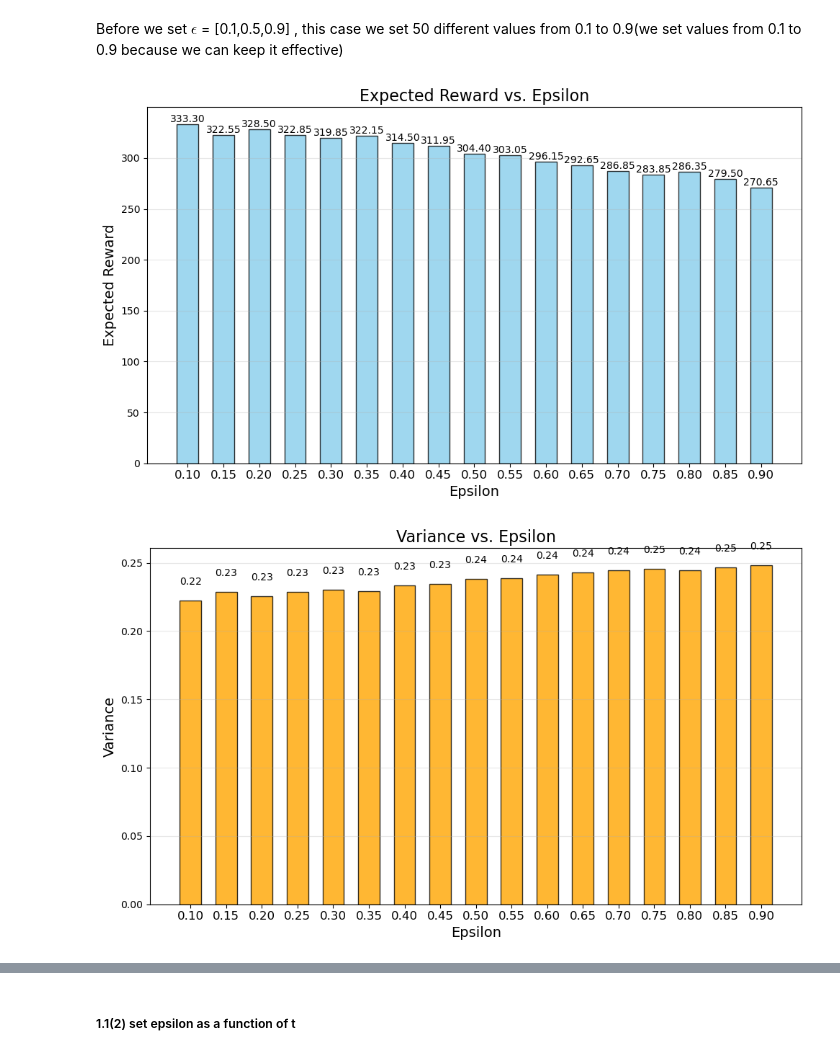
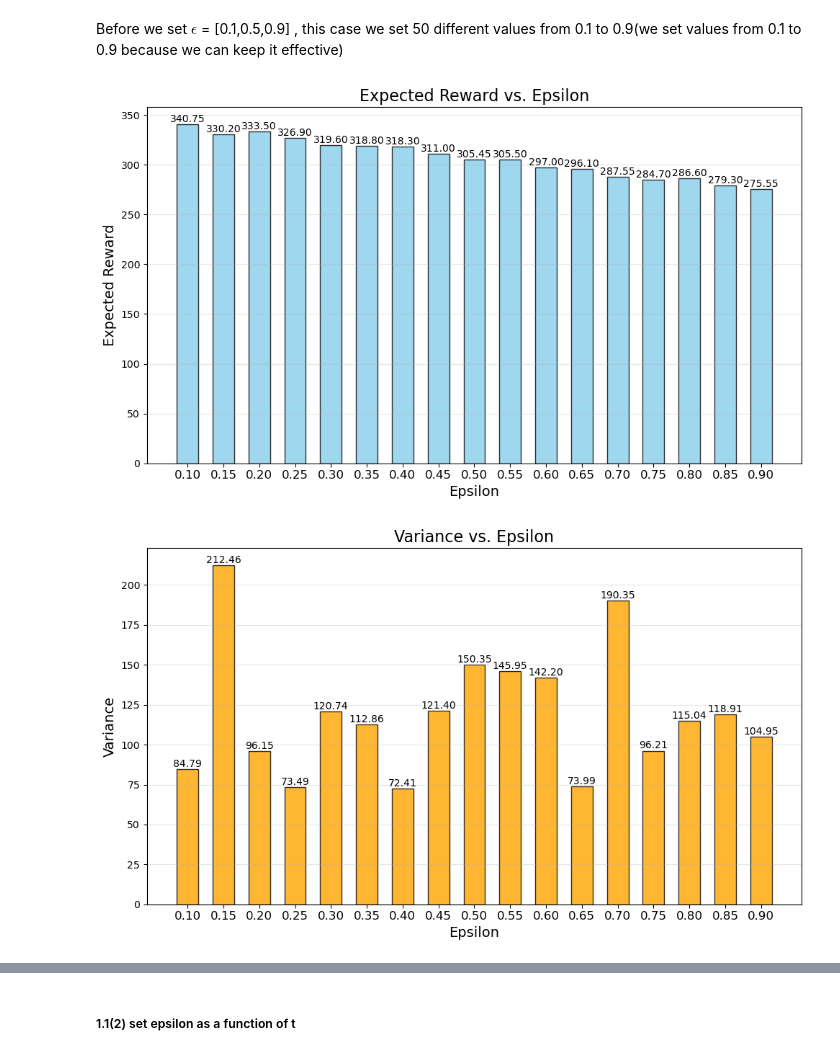
Before and after one commit to XiongWenye/Bandit-Learning, a Jupyter notebook: Part_I_Classical_Bandit_Algorithms/Classical_Bandit_Algorithms.ipynb, the cells around one changed output, grey strips where cells are left out. Saved outputs shown, nothing was run; the diff lists cells and outputs as text; code cells hidden in the pictures.

```diff
--- a/Part_I_Classical_Bandit_Algorithms/Classical_Bandit_Algorithms.ipynb
+++ b/Part_I_Classical_Bandit_Algorithms/Classical_Bandit_Algorithms.ipynb
@@ -156,8 +156,8 @@ Each experiment lasts for N = 5000 time slots, and we run each experiment 200 tr
 import numpy as np
 import matplotlib.pyplot as plt
 
-N = 5000  # 每个实验的步数
-num_trials = 200  # 实验次数
+N = 500  # 每个实验的步数
+num_trials = 20  # 实验次数
 experiments = {
     'epsilon_greedy': [0.1, 0.5, 0.9],
     'ucb': [1, 5, 10],
@@ -466,10 +466,11 @@ epsilon_rewards = {epsilon: [] for epsilon in epsilons}  # 用于记录每个eps
 # 进行实验
 for epsilon in epsilons:
     cumulative_rewards = 0
-    rewards = []  # 用来存储每个epsilon下的所有奖励数据
+    trial_rewards_list = []
 
     for _ in range(num_trials):
         bandit = EpsilonGreedy(epsilon=epsilon)
+        rewards = []
         for t in range(N):
             arm = bandit.select_arm()
             reward = bandit.pull(arm)
@@ -477,9 +478,11 @@ for epsilon in epsilons:
             cumulative_rewards += reward
             rewards.append(reward)  # 存储每次的奖励
 
+        trial_rewards_list.append(np.sum(rewards))
+
     # 计算平均奖励和方差
     avg_reward = cumulative_rewards / num_trials
-    variance = np.var(rewards)
+    variance = np.var(trial_rewards_list)
 
     results_rewards['epsilon_greedy'].append(avg_reward)
     results_variances['epsilon_greedy'].append(variance)
@@ -533,32 +536,32 @@ def plot_combined(means, variances, param_values, param_name):
     ax1.set_xlabel(f"{param_name.capitalize()}", fontsize=14)
     ax1.set_ylabel("Expected Reward", fontsize=14, color='skyblue')
     ax1.set_title("Expected Reward and Variance vs. Epsilon", fontsize=16)
     ax1.grid(axis='y', alpha=0.3)
 
     # 创建第二个y轴用于方差
     ax2 = ax1.twinx()
     # 绘制方差的柱状图，且设置方差的柱状图在期望的右边
     ax2.bar(bar_positions + bar_width, variances, bar_width, alpha=0.8, color='orange', label="Variance")
 
     # 设置右侧y轴（方差的y轴）标签，并保留对应的刻度
     ax2.set_ylabel("Variance", fontsize=14, color='orange')
 
     # 显示图例
     fig.tight_layout()
     ax1.legend(loc='upper left')
     ax2.legend(loc='upper right')
 
     # 显示图像
     plt.show()
 
 # 绘制期望奖励图（显示每个柱状图的值）
 plot_expectation(results_rewards['epsilon_greedy'], epsilons, "epsilon")
 
 # 绘制方差图（显示每个柱状图的值）
 plot_variance(results_variances['epsilon_greedy'], epsilons, "epsilon")
 
 # 绘制期望奖励与方差合成图（去掉数值标注）
 plot_combined(results_rewards['epsilon_greedy'], results_variances['epsilon_greedy'], epsilons, "epsilon")
 # %% [output]
-[figure, old version]
+[figure, new version]
-[figure, old version]
+[figure, new version]
```
Also changed, not shown: parts of 3 cells of this notebook.
